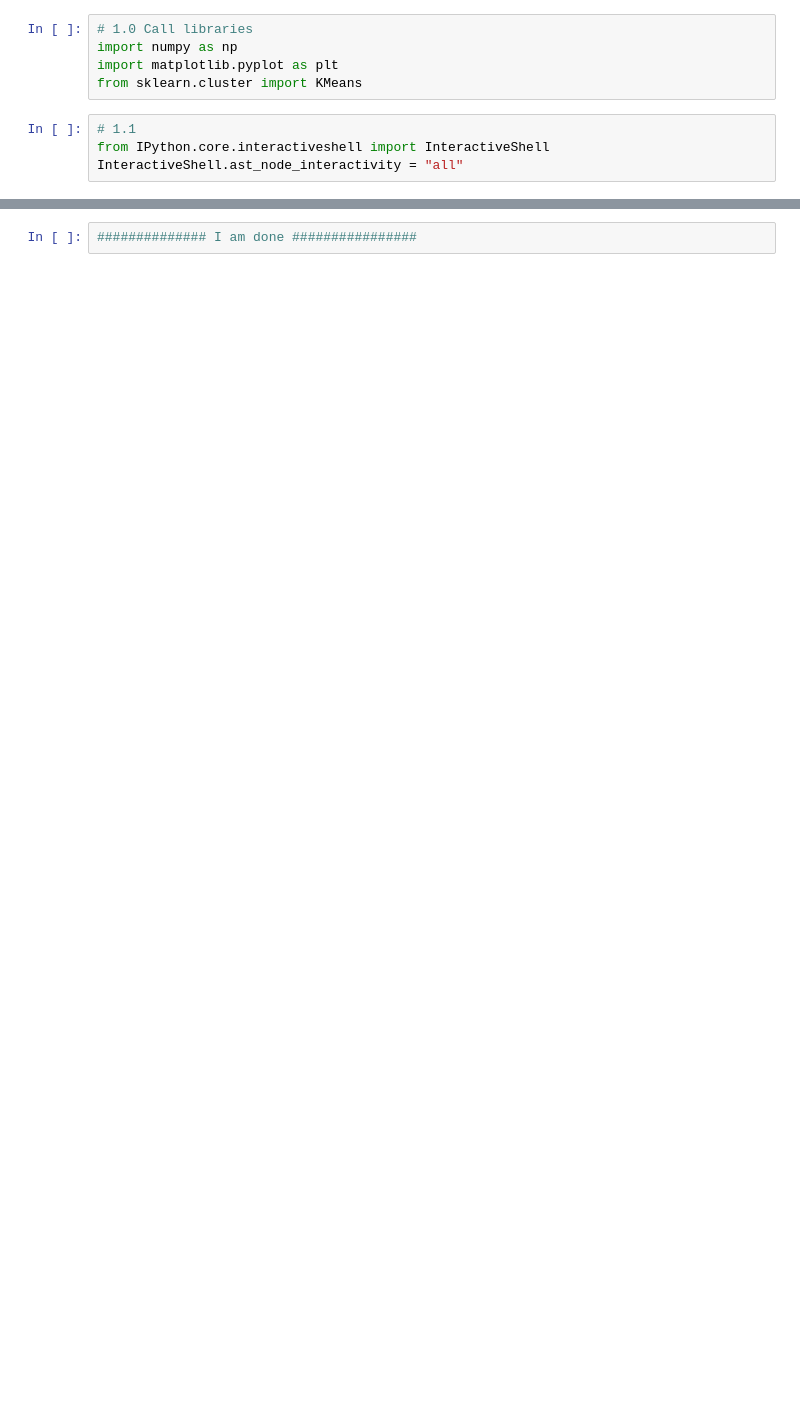
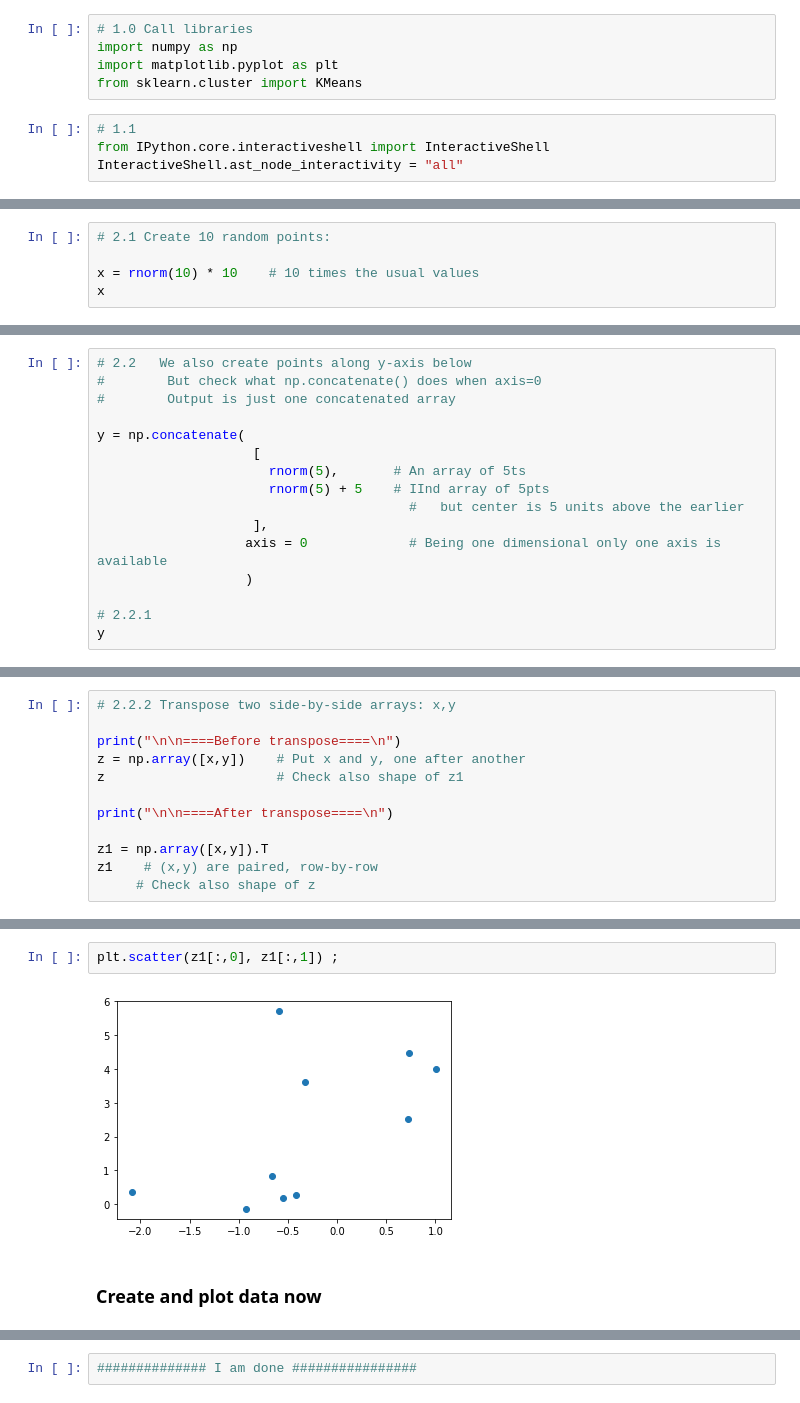
Before and after one commit to harnalashok/Clustering, a Jupyter notebook: Why_normalize_in_kmeans.ipynb, the cells around one changed output, grey strips where cells are left out. Saved outputs shown, nothing was run; the diff lists cells and outputs as text; blank space fills up the shorter version.

```diff
--- a/Why_normalize_in_kmeans.ipynb
+++ b/Why_normalize_in_kmeans.ipynb
@@ -24,0 +36,5 @@ rnorm = np.random.randn
+# %%
+# 2.1 Create 10 random points:
+
+x = rnorm(10) * 10    # 10 times the usual values
+x
@@ -24,0 +45,16 @@ rnorm = np.random.randn
+# %%
+# 2.2   We also create points along y-axis below
+#        But check what np.concatenate() does when axis=0
+#        Output is just one concatenated array
+
+y = np.concatenate(
+                    [
+                      rnorm(5),       # An array of 5ts
+                      rnorm(5) + 5    # IInd array of 5pts
+                                        #   but center is 5 units above the earlier
+                    ],
+                   axis = 0             # Being one dimensional only one axis is available
+                   )
+
+# 2.2.1
+y
@@ -24,0 +64,12 @@ rnorm = np.random.randn
+# %%
+# 2.2.2 Transpose two side-by-side arrays: x,y
+
+print("\n\n====Before transpose====\n")
+z = np.array([x,y])    # Put x and y, one after another
+z                      # Check also shape of z1
+
+print("\n\n====After transpose====\n")
+
+z1 = np.array([x,y]).T
+z1    # (x,y) are paired, row-by-row
+     # Check also shape of z
@@ -25,3 +92,9 @@ rnorm = np.random.randn
+# %%
+plt.scatter(z1[:,0], z1[:,1]) ;
+# %% [output]
+[figure, added]
+# %% [markdown]
+### Create and plot data now
 # %%
 # 2.1
 x = rnorm(1000) * 10            # Values along x-axis are 10 times higher
```
Also changed, not shown: parts of 18 cells of this notebook.
